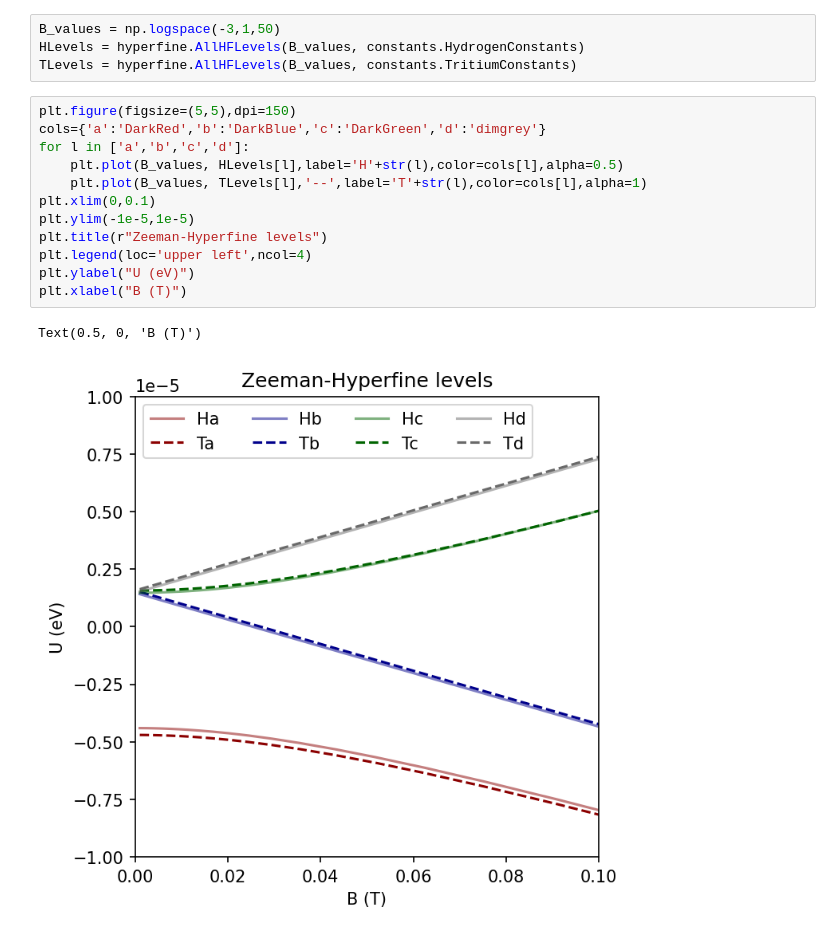
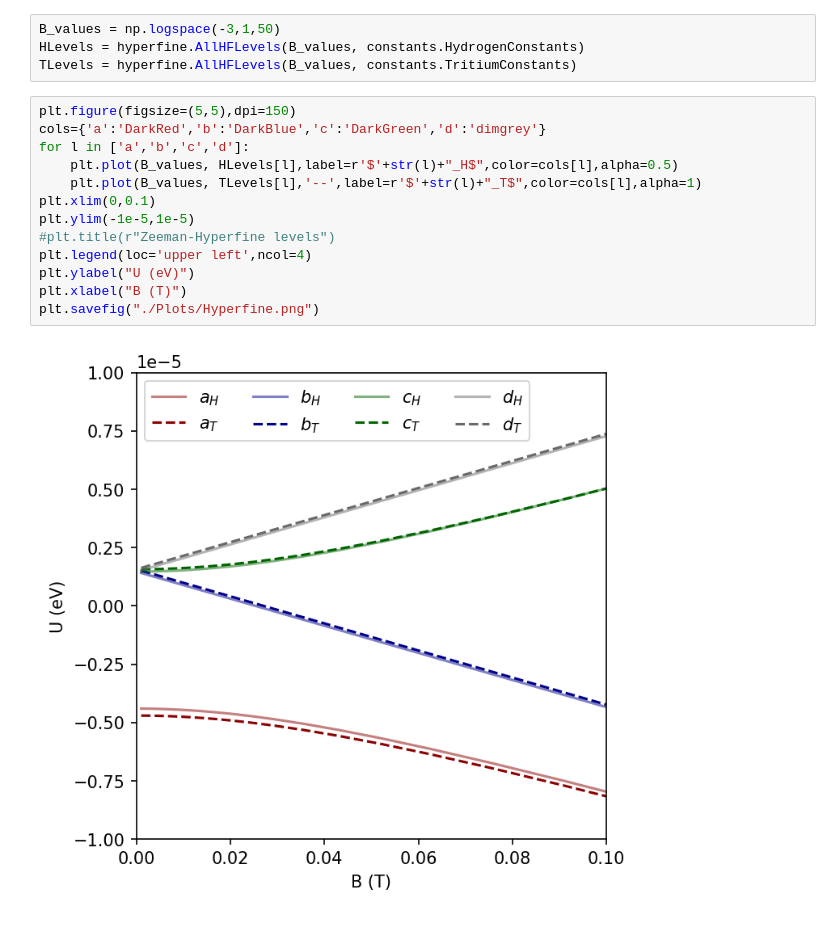
Before and after one commit to UTA-NURES/AtomicHScattering, a Jupyter notebook: examples/Hyperfine Levels.ipynb, the cells around one changed output. Saved outputs shown, nothing was run; the diff lists cells and outputs as text.

```diff
--- a/examples/Hyperfine Levels.ipynb
+++ b/examples/Hyperfine Levels.ipynb
@@ -15,15 +15,15 @@ TLevels = hyperfine.AllHFLevels(B_values, constants.TritiumConstants)
 # %%
 plt.figure(figsize=(5,5),dpi=150)
 cols={'a':'DarkRed','b':'DarkBlue','c':'DarkGreen','d':'dimgrey'}
 for l in ['a','b','c','d']:
-    plt.plot(B_values, HLevels[l],label='H'+str(l),color=cols[l],alpha=0.5)
-    plt.plot(B_values, TLevels[l],'--',label='T'+str(l),color=cols[l],alpha=1)
+    plt.plot(B_values, HLevels[l],label=r'$'+str(l)+"_H$",color=cols[l],alpha=0.5)
+    plt.plot(B_values, TLevels[l],'--',label=r'$'+str(l)+"_T$",color=cols[l],alpha=1)
 plt.xlim(0,0.1)
 plt.ylim(-1e-5,1e-5)
-plt.title(r"Zeeman-Hyperfine levels")
+#plt.title(r"Zeeman-Hyperfine levels")
 plt.legend(loc='upper left',ncol=4)
 plt.ylabel("U (eV)")
 plt.xlabel("B (T)")
+plt.savefig("./Plots/Hyperfine.png")
 # %% [output]
-Text(0.5, 0, 'B (T)')
-[figure, old version]
+[figure, new version]
```
Also changed, not shown: 7 other files.
